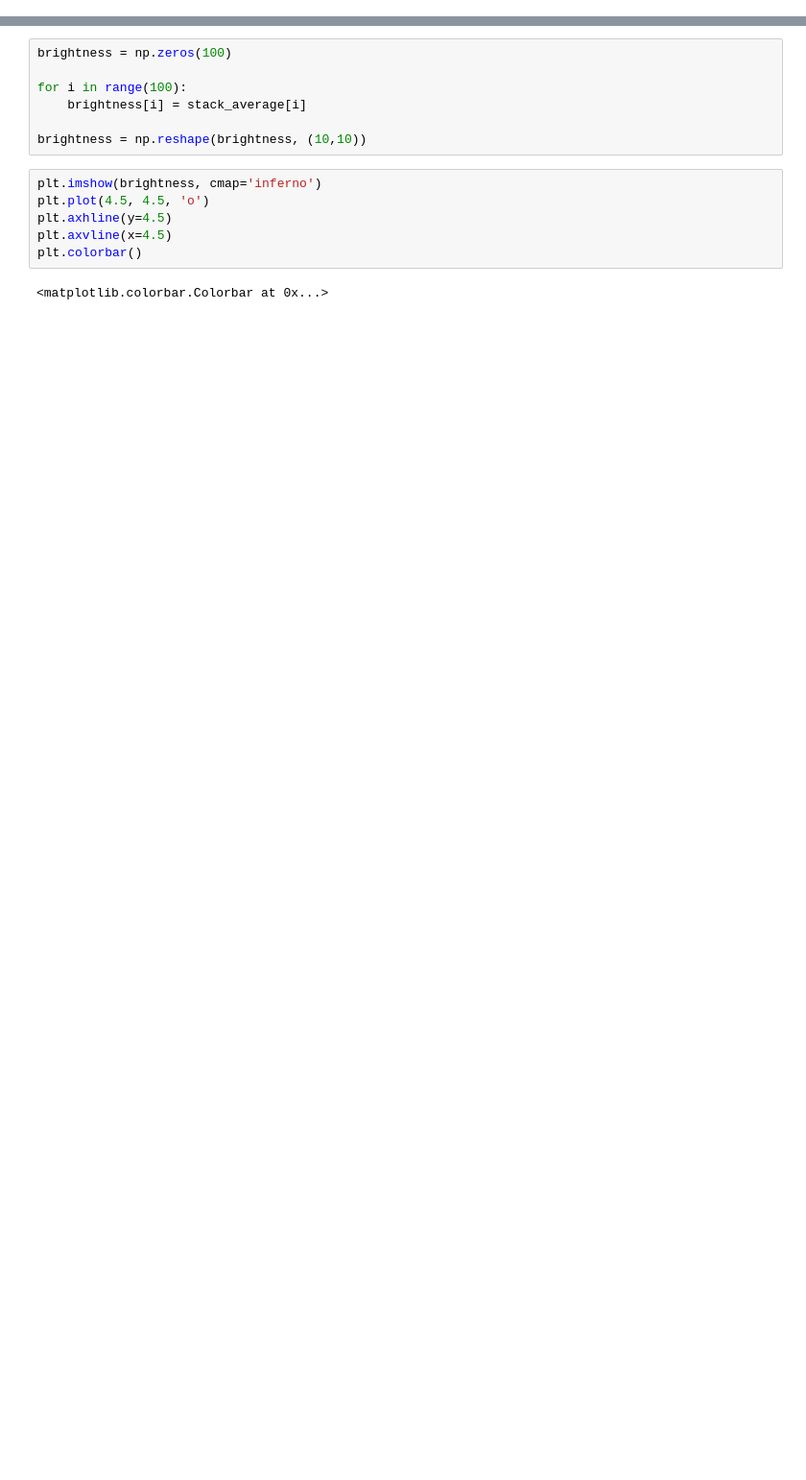
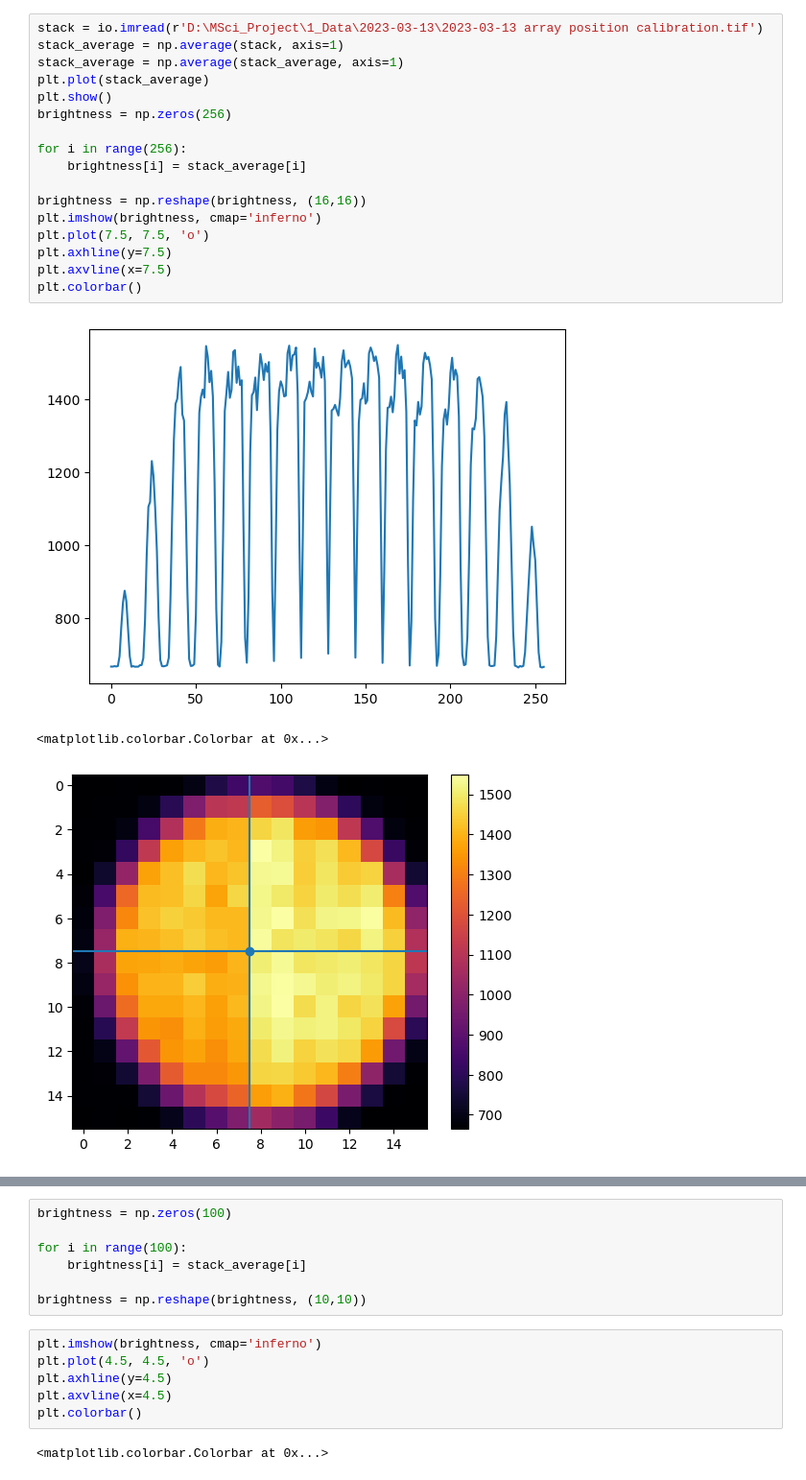
Before and after one commit to kwokkenton/optea, a Jupyter notebook: led_array/check_array_centering.ipynb, the cells around one changed output, grey strips where cells are left out. Shown at 96% size. Saved outputs shown, nothing was run; the diff lists cells and outputs as text; blank space fills up the shorter version.

Commit message:
new phase gradient images

```diff
--- a/led_array/check_array_centering.ipynb
+++ b/led_array/check_array_centering.ipynb
@@ -0,0 +5,21 @@
+# %%
+stack = io.imread(r'D:\MSci_Project\1_Data\2023-03-13\2023-03-13 array position calibration.tif')
+stack_average = np.average(stack, axis=1)
+stack_average = np.average(stack_average, axis=1)
+plt.plot(stack_average)
+plt.show()
+brightness = np.zeros(256)
+
+for i in range(256):
+    brightness[i] = stack_average[i]
+
+brightness = np.reshape(brightness, (16,16))
+plt.imshow(brightness, cmap='inferno')
+plt.plot(7.5, 7.5, 'o')
+plt.axhline(y=7.5)
+plt.axvline(x=7.5)
+plt.colorbar()
+# %% [output]
+[figure, added]
+<matplotlib.colorbar.Colorbar at 0x...>
+[figure, added]
```
Also changed, not shown: parts of 4 cells of this notebook, 2 other files.
